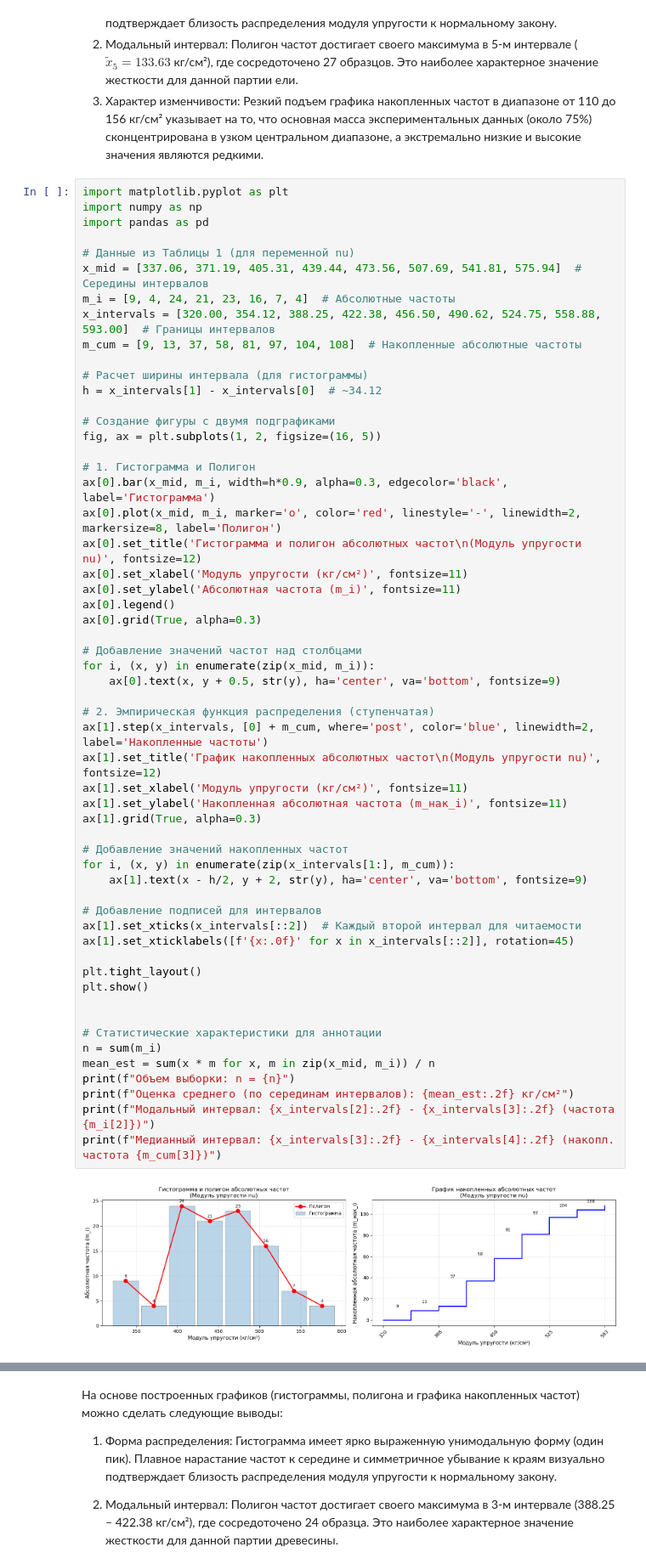
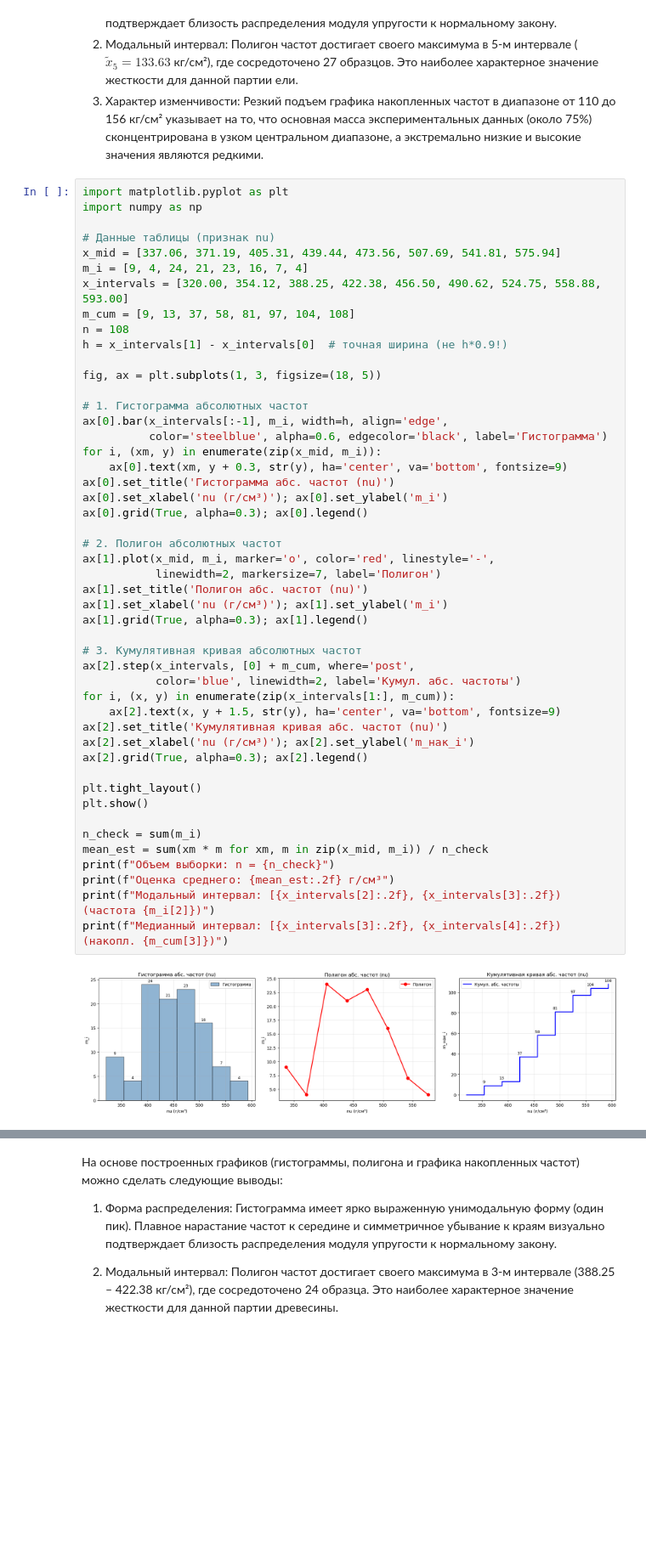
Before and after one commit to the-mvi/smedh-2026, a Jupyter notebook: 2384_Timchenko_DA_Tsygankov_RM/task1.ipynb, the cells around one changed output, grey strips where cells are left out. Shown at 85% size. Drawn from its saved outputs; the diff is of its cells as text; blank space fills up the shorter version.

```diff
--- a/2384_Timchenko_DA_Tsygankov_RM/task1.ipynb
+++ b/2384_Timchenko_DA_Tsygankov_RM/task1.ipynb
@@ -326,59 +333,51 @@ plt.show()
 # %%
 import matplotlib.pyplot as plt
 import numpy as np
-import pandas as pd
 
-# Данные из Таблицы 1 (для переменной nu)
-x_mid = [337.06, 371.19, 405.31, 439.44, 473.56, 507.69, 541.81, 575.94]  # Середины интервалов
-m_i = [9, 4, 24, 21, 23, 16, 7, 4]  # Абсолютные частоты
-x_intervals = [320.00, 354.12, 388.25, 422.38, 456.50, 490.62, 524.75, 558.88, 593.00]  # Границы интервалов
-m_cum = [9, 13, 37, 58, 81, 97, 104, 108]  # Накопленные абсолютные частоты
+# Данные таблицы (признак nu)
+x_mid = [337.06, 371.19, 405.31, 439.44, 473.56, 507.69, 541.81, 575.94]
+m_i = [9, 4, 24, 21, 23, 16, 7, 4]
+x_intervals = [320.00, 354.12, 388.25, 422.38, 456.50, 490.62, 524.75, 558.88, 593.00]
+m_cum = [9, 13, 37, 58, 81, 97, 104, 108]
+n = 108
+h = x_intervals[1] - x_intervals[0]  # точная ширина (не h*0.9!)
 
-# Расчет ширины интервала (для гистограммы)
-h = x_intervals[1] - x_intervals[0]  # ~34.12
+fig, ax = plt.subplots(1, 3, figsize=(18, 5))
 
-# Создание фигуры с двумя подграфиками
-fig, ax = plt.subplots(1, 2, figsize=(16, 5))
+# 1. Гистограмма абсолютных частот
+ax[0].bar(x_intervals[:-1], m_i, width=h, align='edge',
+          color='steelblue', alpha=0.6, edgecolor='black', label='Гистограмма')
+for i, (xm, y) in enumerate(zip(x_mid, m_i)):
+    ax[0].text(xm, y + 0.3, str(y), ha='center', va='bottom', fontsize=9)
+ax[0].set_title('Гистограмма абс. частот (nu)')
+ax[0].set_xlabel('nu (г/см³)'); ax[0].set_ylabel('m_i')
+ax[0].grid(True, alpha=0.3); ax[0].legend()
 
-# 1. Гистограмма и Полигон
-ax[0].bar(x_mid, m_i, width=h*0.9, alpha=0.3, edgecolor='black', label='Гистограмма')
-ax[0].plot(x_mid, m_i, marker='o', color='red', linestyle='-', linewidth=2, markersize=8, label='Полигон')
-ax[0].set_title('Гистограмма и полигон абсолютных частот\n(Модуль упругости nu)', fontsize=12)
-ax[0].set_xlabel('Модуль упругости (кг/см²)', fontsize=11)
-ax[0].set_ylabel('Абсолютная частота (m_i)', fontsize=11)
-ax[0].legend()
-ax[0].grid(True, alpha=0.3)
+# 2. Полигон абсолютных частот
+ax[1].plot(x_mid, m_i, marker='o', color='red', linestyle='-',
+           linewidth=2, markersize=7, label='Полигон')
+ax[1].set_title('Полигон абс. частот (nu)')
+ax[1].set_xlabel('nu (г/см³)'); ax[1].set_ylabel('m_i')
+ax[1].grid(True, alpha=0.3); ax[1].legend()
 
-# Добавление значений частот над столбцами
-for i, (x, y) in enumerate(zip(x_mid, m_i)):
-    ax[0].text(x, y + 0.5, str(y), ha='center', va='bottom', fontsize=9)
-
-# 2. Эмпирическая функция распределения (ступенчатая)
-ax[1].step(x_intervals, [0] + m_cum, where='post', color='blue', linewidth=2, label='Накопленные частоты')
-ax[1].set_title('График накопленных абсолютных частот\n(Модуль упругости nu)', fontsize=12)
-ax[1].set_xlabel('Модуль упругости (кг/см²)', fontsize=11)
-ax[1].set_ylabel('Накопленная абсолютная частота (m_нак_i)', fontsize=11)
-ax[1].grid(True, alpha=0.3)
-
-# Добавление значений накопленных частот
+# 3. Кумулятивная кривая абсолютных частот
+ax[2].step(x_intervals, [0] + m_cum, where='post',
+           color='blue', linewidth=2, label='Кумул. абс. частоты')
 for i, (x, y) in enumerate(zip(x_intervals[1:], m_cum)):
-    ax[1].text(x - h/2, y + 2, str(y), ha='center', va='bottom', fontsize=9)
-
-# Добавление подписей для интервалов
-ax[1].set_xticks(x_intervals[::2])  # Каждый второй интервал для читаемости
-ax[1].set_xticklabels([f'{x:.0f}' for x in x_intervals[::2]], rotation=45)
+    ax[2].text(x, y + 1.5, str(y), ha='center', va='bottom', fontsize=9)
+ax[2].set_title('Кумулятивная кривая абс. частот (nu)')
+ax[2].set_xlabel('nu (г/см³)'); ax[2].set_ylabel('m_нак_i')
+ax[2].grid(True, alpha=0.3); ax[2].legend()
 
 plt.tight_layout()
 plt.show()
 
-
-# Статистические характеристики для аннотации
-n = sum(m_i)
-mean_est = sum(x * m for x, m in zip(x_mid, m_i)) / n
-print(f"Объем выборки: n = {n}")
-print(f"Оценка среднего (по серединам интервалов): {mean_est:.2f} кг/см²")
-print(f"Модальный интервал: {x_intervals[2]:.2f} - {x_intervals[3]:.2f} (частота {m_i[2]})")
-print(f"Медианный интервал: {x_intervals[3]:.2f} - {x_intervals[4]:.2f} (накопл. частота {m_cum[3]})")
+n_check = sum(m_i)
+mean_est = sum(xm * m for xm, m in zip(x_mid, m_i)) / n_check
+print(f"Объем выборки: n = {n_check}")
+print(f"Оценка среднего: {mean_est:.2f} г/см³")
+print(f"Модальный интервал: [{x_intervals[2]:.2f}, {x_intervals[3]:.2f}) (частота {m_i[2]})")
+print(f"Медианный интервал: [{x_intervals[3]:.2f}, {x_intervals[4]:.2f}) (накопл. {m_cum[3]})")
 # %% [output]
-[figure, old version]
+[figure, new version]
 Объем выборки: n = 108
```
Also changed, not shown: parts of 5 cells of this notebook.
